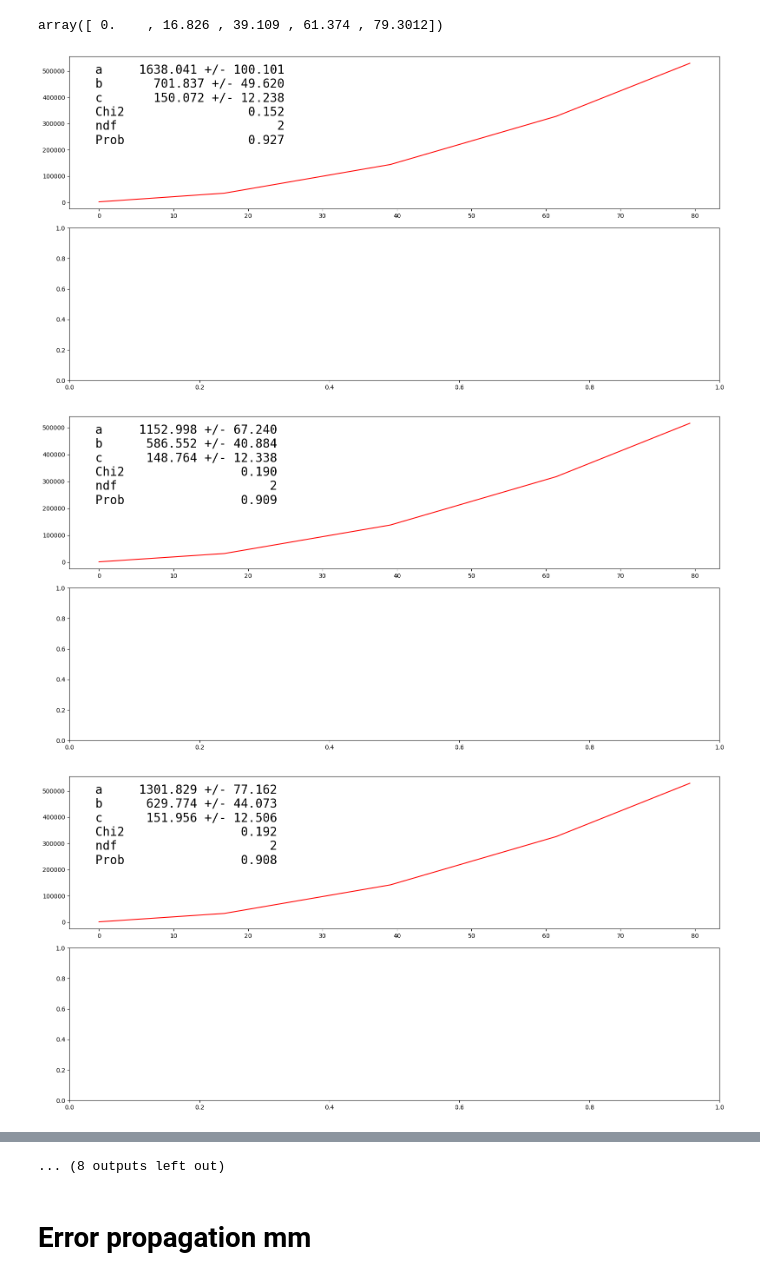
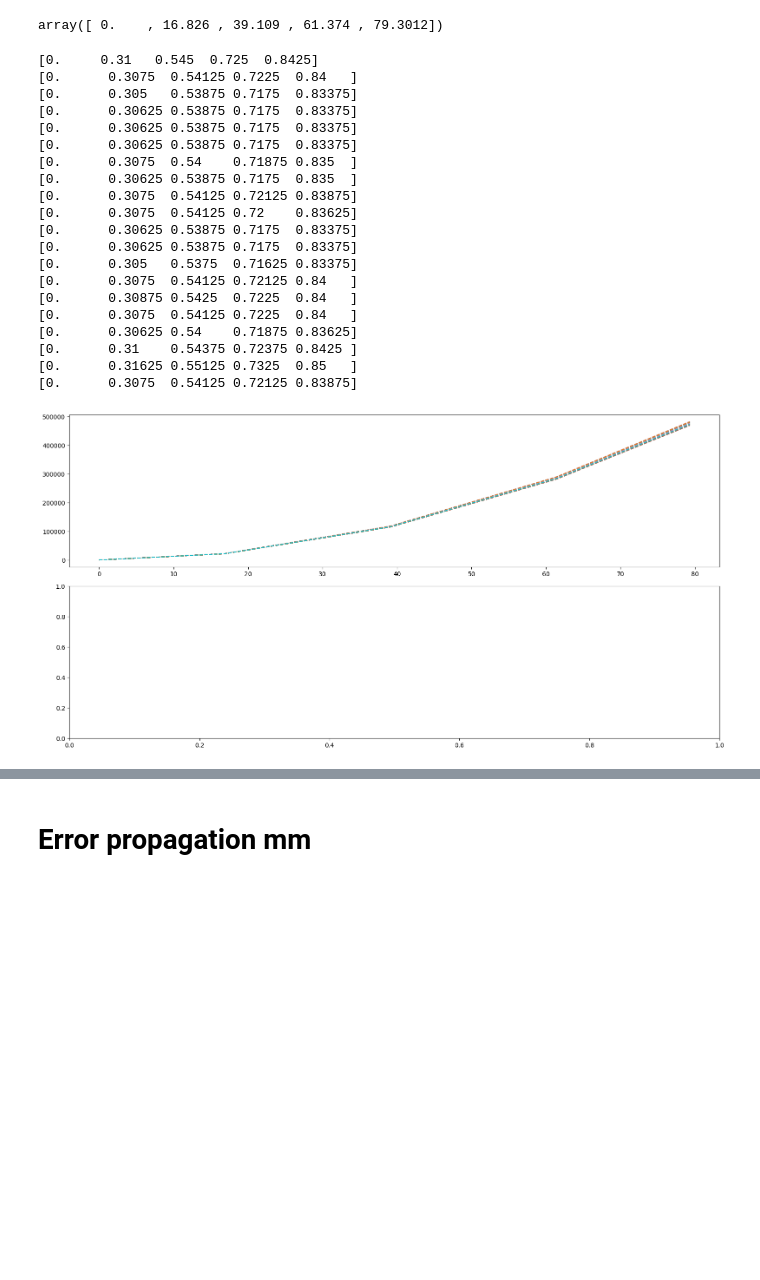
Before and after one commit to BerlinObel/AppStat2023-Project, a Jupyter notebook: BallOnIncline-2.ipynb, the cells around one changed output, grey strips where cells are left out. Saved outputs shown, nothing was run; the diff lists cells and outputs as text; code cells hidden in the pictures; blank space fills up the shorter version.

```diff
--- a/BallOnIncline-2.ipynb
+++ b/BallOnIncline-2.ipynb
@@ -137,36 +137,56 @@ Ball_Prob = np.zeros(N_exp)
 
 for iexp in range(N_exp):
     exp_1_results_t = results_t[iexp]
+    y = np.abs(np.array(exp_1_results_t)-exp_1_results_t[0])
+    print(y)
 
-
-    chi2_object = Chi2Regression(quadratic_model, exp_1_results_t, x_data)
+    chi2_object = Chi2Regression(quadratic_model, y, x_data)
     m = Minuit(chi2_object, a=7.5, b=2, c=1)
     m.migrad()
 
     Chi2Qua = m.fval # the chi2 value
     NvarQua = 3                      # Number of variables (a, b and c)
     NdofQua = N_measurements - NvarQua   # Number of degrees of freedom
     ProbQua =  stats.chi2.sf(Chi2Qua, NdofQua) # The chi2 probability given N_DOF degrees of freedom
 
     Ball_Chi2[iexp] = Chi2Qua
     Ball_Prob[iexp] = ProbQua
+
 
     fig, ax = plt.subplots(nrows=2,figsize=(16, 8))
     #ax[0].errorbar(x_data, exp_1_results_s[iexp],0.033, fmt='ro', ecolor='k', elinewidth=1, capsize=2, capthick=1)
     ax[0].plot(x_data, quadratic_model(x_data, *m.values[:]), '-r')
 
     d = {'a': [m.values['c'], m.errors['c']],
     'b': [m.values['b'], m.errors['b']],
     'c':    [m.values['a'], m.errors['a']],
     'Chi2':     Chi2Qua,
     'ndf':      NdofQua,
     'Prob':     ProbQua,
     }
 
     text = nice_string_output(d, extra_spacing=2, decimals=3)
     add_text_to_ax(0.04, 0.95, text, ax[0], fontsize=20)
     fig.tight_layout()
 # %% [output]
+[0.     0.31   0.545  0.725  0.8425]
+[0.      0.3075  0.54125 0.7225  0.84   ]
+[0.      0.305   0.53875 0.7175  0.83375]
+[0.      0.30625 0.53875 0.7175  0.83375]
+[0.      0.30625 0.53875 0.7175  0.83375]
+[0.      0.30625 0.53875 0.7175  0.83375]
+[0.      0.3075  0.54    0.71875 0.835  ]
+[0.      0.30625 0.53875 0.7175  0.835  ]
+[0.      0.3075  0.54125 0.72125 0.83875]
+[0.      0.3075  0.54125 0.72    0.83625]
+[0.      0.30625 0.53875 0.7175  0.83375]
+[0.      0.30625 0.53875 0.7175  0.83375]
+[0.      0.305   0.5375  0.71625 0.83375]
+[0.      0.3075  0.54125 0.72125 0.84   ]
+[0.      0.30875 0.5425  0.7225  0.84   ]
+[0.      0.3075  0.54125 0.7225  0.84   ]
+[0.      0.30625 0.54    0.71875 0.83625]
+[0.      0.31    0.54375 0.72375 0.8425 ]
+[0.      0.31625 0.55125 0.7325  0.85   ]
+[0.      0.3075  0.54125 0.72125 0.83875]
-[figure, old version]
+[figure, new version]
-[figure, removed]
-[figure, removed]
@@ -182,4 +193,3 @@ for iexp in range(N_exp):
-... (8 outputs left out)
 # %% [markdown]
 # Error propagation mm
 # %%
```
Also changed, not shown: parts of 1 cell of this notebook.
